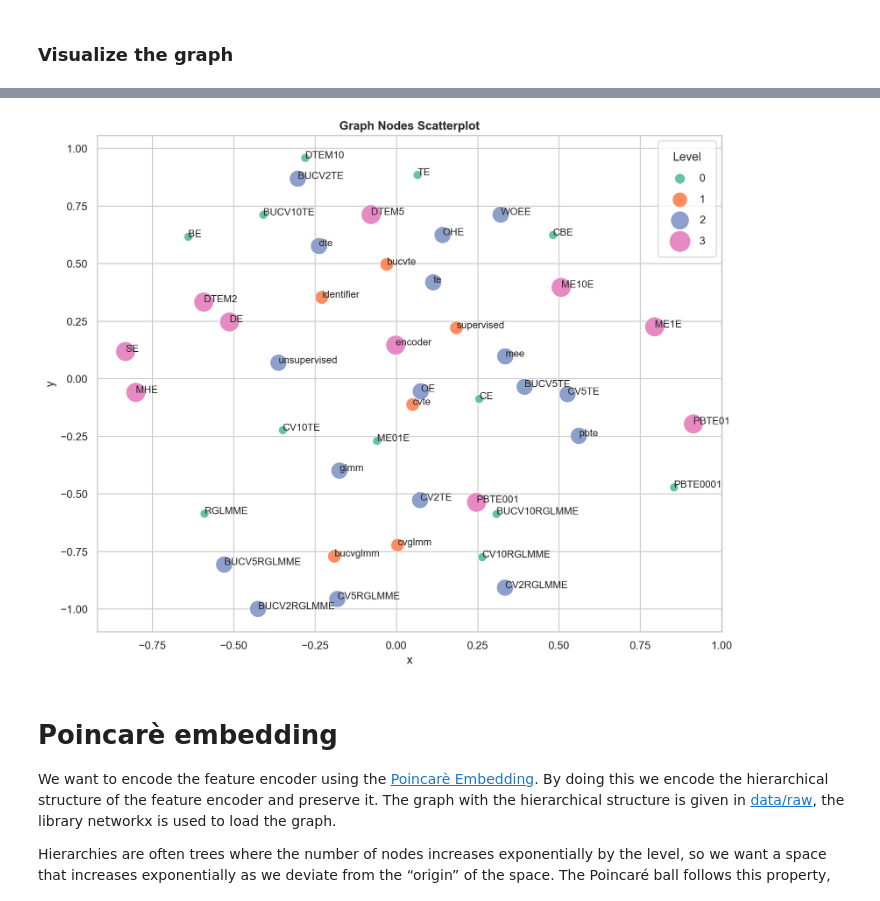
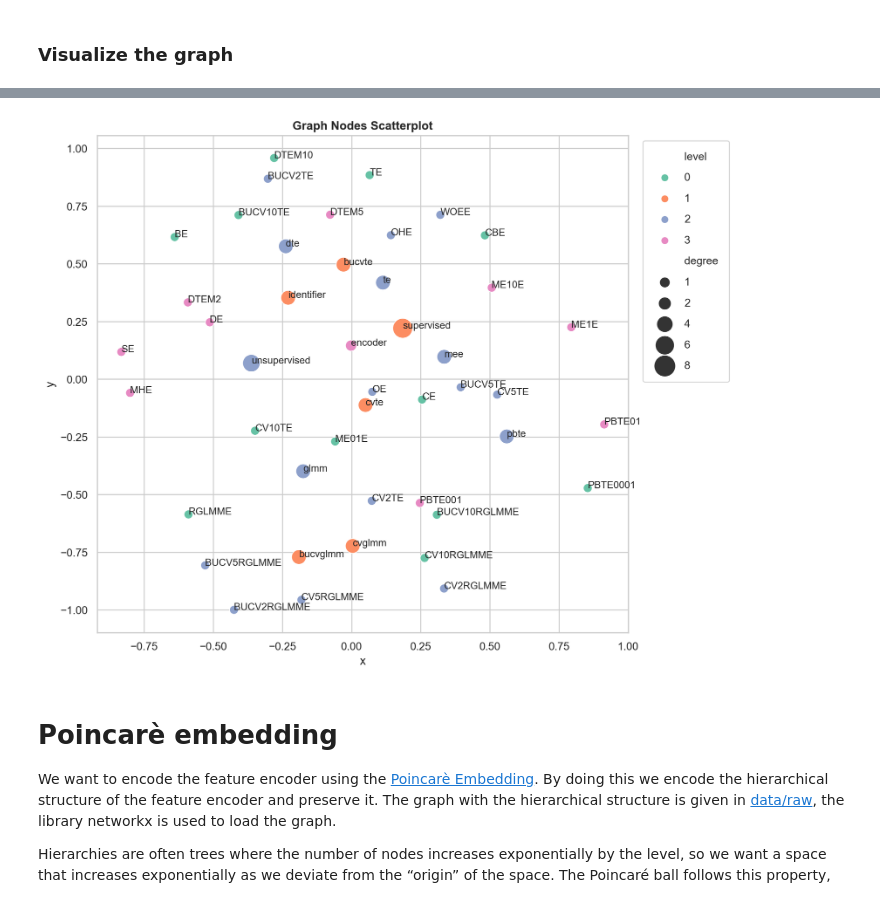
Before and after one commit to nina-prog/meta-learning-for-encoder-selection, a Jupyter notebook: notebooks/week09/week09-encoding-of-encoders.ipynb, the cells around one changed output, grey strips where cells are left out. Saved outputs shown, nothing was run; the diff lists cells and outputs as text; code cells hidden in the pictures.

Commit message:
Improve plots and add findings

```diff
--- a/notebooks/week09/week09-encoding-of-encoders.ipynb
+++ b/notebooks/week09/week09-encoding-of-encoders.ipynb
@@ -117,3 +119,9 @@ Node: TE, Level: 0
 Node: te, Level: 2
 Node: WOEE, Level: 2
 Node: encoder, Level: 3
+# %%
+# Print the degree for all nodes and make mapping dict
+degree_dict = {}
+for node in G.nodes:
+    print(f"Node: {node}, Degree: {G.degree(node)}")
+    degree_dict[node] = G.degree(node)
@@ -124,3 +150,4 @@ pos = nx.spring_layout(G, k=0.5, iterations=50)
 # Extract x and y coordinates and combine with the level attribute
 graph_df = pd.DataFrame.from_dict(pos, orient='index', columns=['x', 'y'])
 graph_df['level'] = nx.get_node_attributes(G, 'hierarchical_level')
+graph_df['degree'] = pd.Series(degree_dict)
@@ -127,21 +174,19 @@ graph_df['level'] = nx.get_node_attributes(G, 'hierarchical_level')
 # %%
 # Make scatter plot of the nodes
 plt.figure(figsize=(10, 8))
-sns.scatterplot(data=graph_df, x='x', y='y', hue='level', size='level', sizes=(80, 400), palette="Set2")
+sns.scatterplot(data=graph_df, x='x', y='y', size='degree', sizes=(80, 400), hue='level', palette='Set2')
 # Add node labels as annotations to the plot
 for node, (x, y) in pos.items():
     plt.text(x, y, node, fontsize=10)
 # Add title to the plot
 plt.title('Graph Nodes Scatterplot', fontweight='bold')
 # Add legend
-handles, labels = plt.gca().get_legend_handles_labels()
-by_label = dict(zip(labels, handles))
-plt.legend(by_label.values(), by_label.keys(), loc='upper right', title='Level', labelspacing=1.0, borderpad=1)
+plt.legend(labelspacing=1, borderpad=1, loc='upper right', bbox_to_anchor=(1.2, 1))
 # Show plot
 plt.tight_layout()
 plt.show()
 # %% [output]
-[figure, old version]
+[figure, new version]
 # %% [markdown]
 # Poincarè embedding
 We want to encode the feature encoder using the [Poincarè Embedding](https://radimrehurek.com/gensim/models/poincare.html). By doing this we encode the hierarchical structure of the feature encoder and preserve it. The graph with the hierarchical structure is given in [data/raw](../../data/raw), the library networkx is used to load the graph.
```
Also changed, not shown: parts of 11 cells of this notebook.
